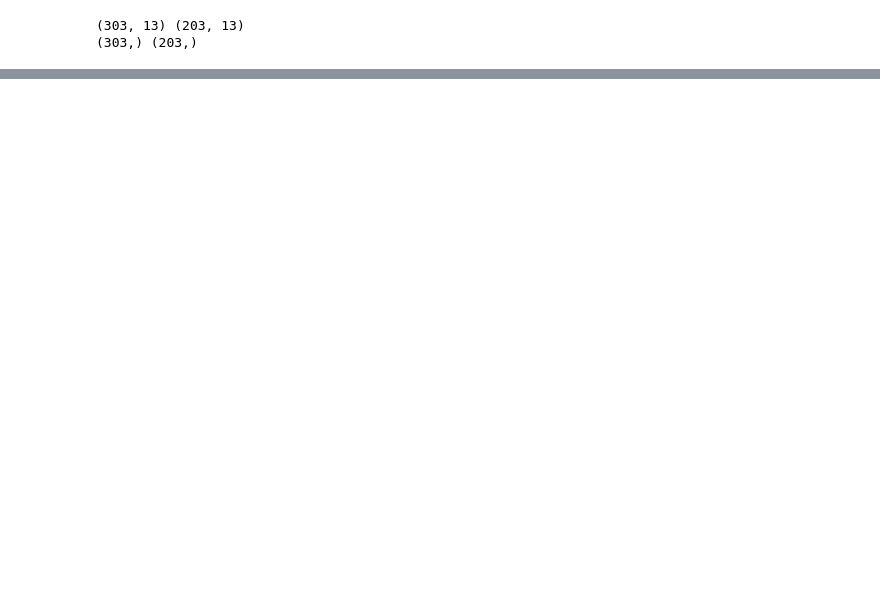
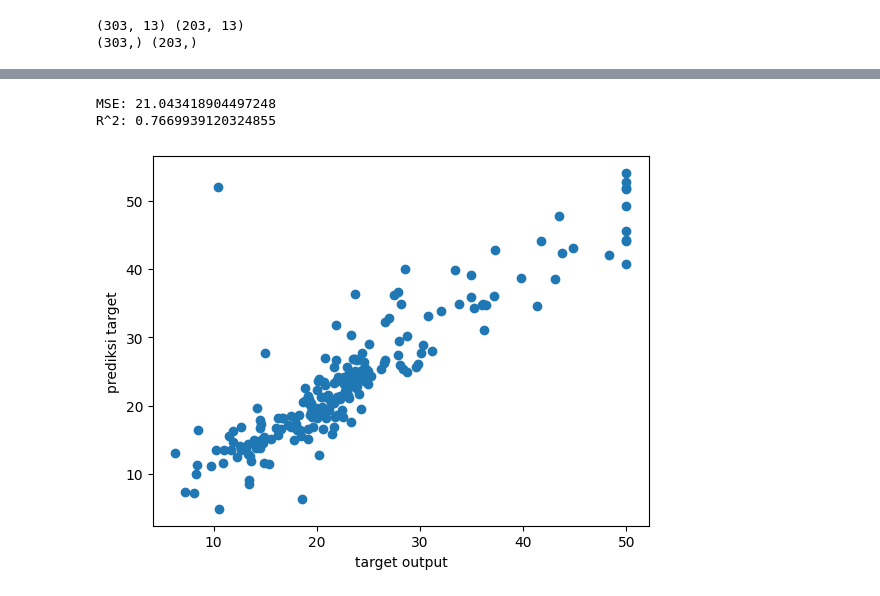
Before and after one commit to Dheny08/Dugong, a Jupyter notebook: Untitled2.ipynb, the cells around one changed output, grey strips where cells are left out. Cells and saved outputs as stored; diff of their text form; code cells hidden in the pictures; blank space fills up the shorter version.

```diff
--- a/Untitled2.ipynb
+++ b/Untitled2.ipynb
@@ -67,0 +111,9 @@ print(ytrain. shape, ytest.shape)
+# %%
+polynomial=PolynomialFeatures (degree=2, include_bias=False)
+xsptrain=polynomial.fit_transform(xstrain)
+xsptest=polynomial.transform(xstest)
+# %%
+lr=LinearRegression()
+lr.fit(xsptrain, ytrain)
+print('cosntant term:', lr.intercept_)
+print('coefficients:', lr.coef_)
@@ -67,0 +138,18 @@ print(ytrain. shape, ytest.shape)
+# %%
+ypred=lr.predict(xsptest)
+mse=mean_squared_error(ytest, ypred)
+r2=lr.score (xsptest, ytest)
+print('MSE:', mse)
+print('R^2:', r2)
+# %% [output]
+MSE: 21.043418904497248
+R^2: 0.7669939120324855
+# %%
+
+plt.figure()
+plt.scatter (ytest, ypred)
+plt.xlabel('target output')
+plt.ylabel('prediksi target')
+plt.show()
+# %% [output]
+[figure, added]
```
Also changed, not shown: parts of 6 cells of this notebook.
